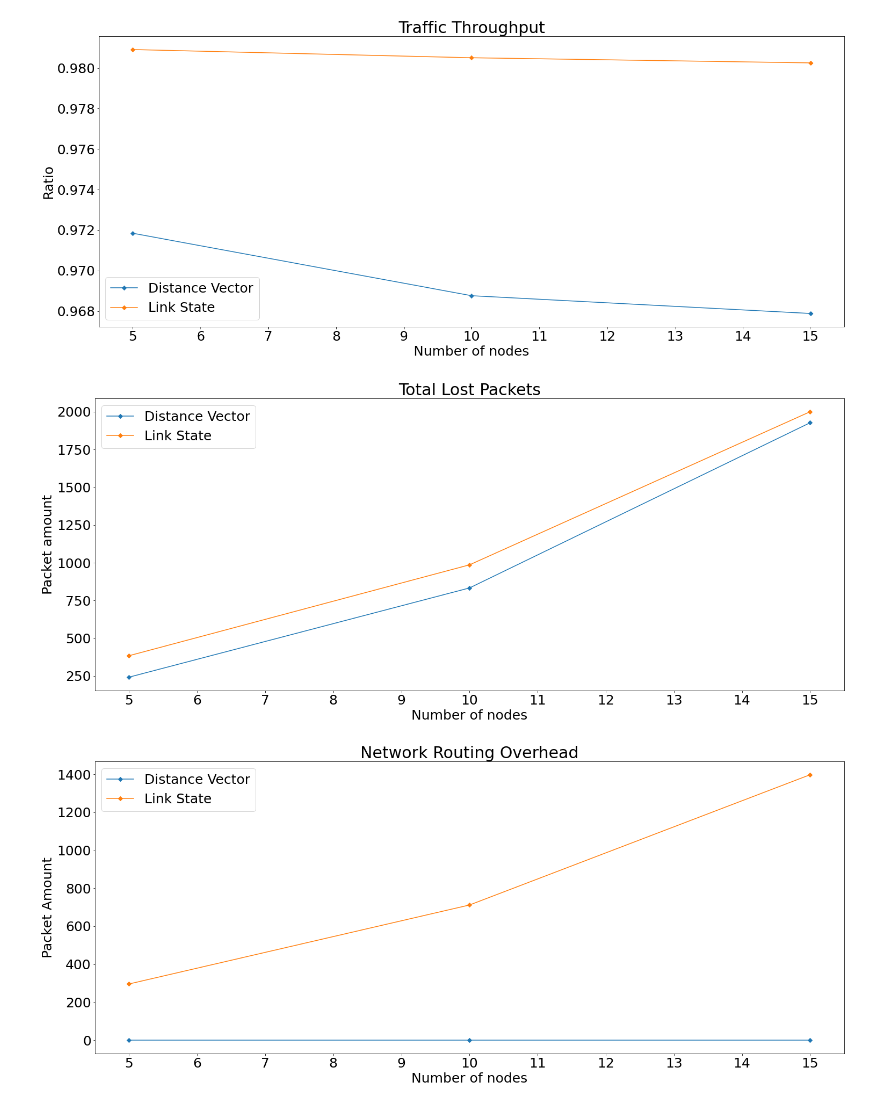
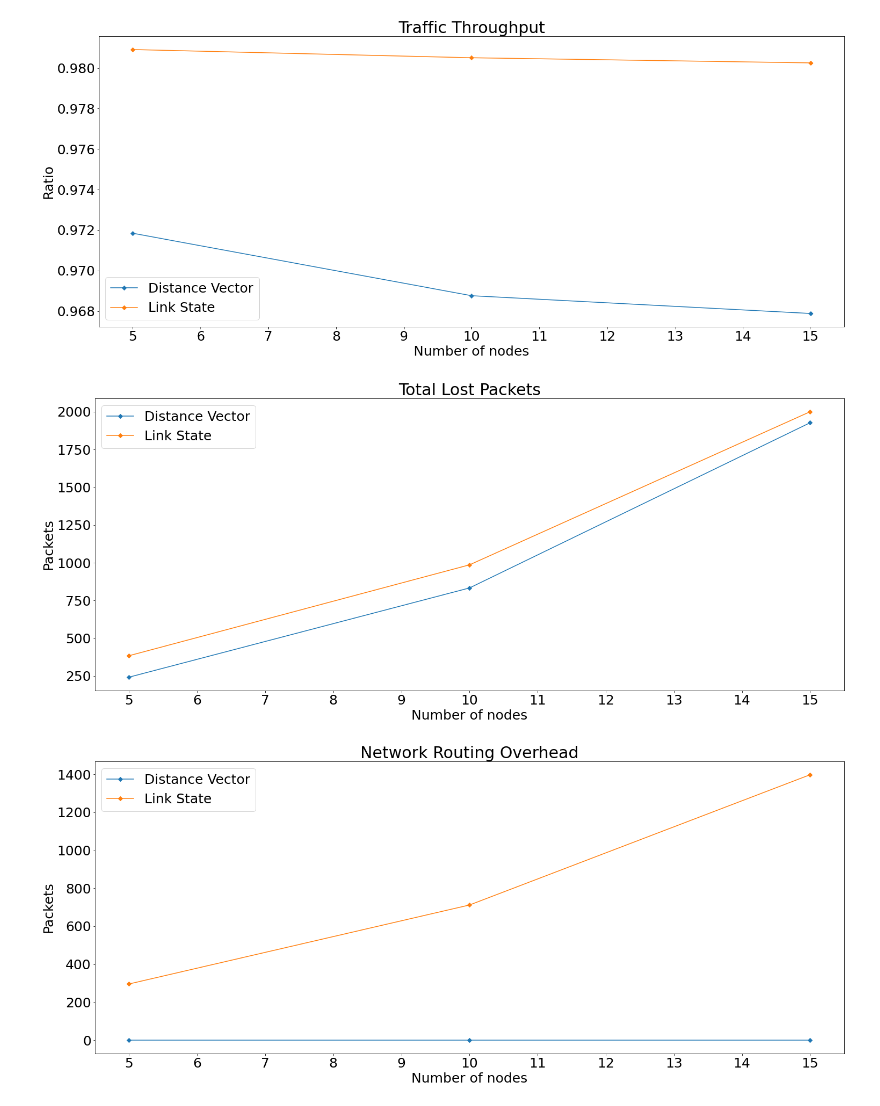
Before and after one commit to xecarlox94/networking, a Jupyter notebook: CW/data_analysis/nb.ipynb, the cells around one changed output. Cells and saved outputs as stored; diff of their text form; code cells hidden in the pictures.

```diff
--- a/CW/data_analysis/nb.ipynb
+++ b/CW/data_analysis/nb.ipynb
@@ -17,10 +17,10 @@ tr.plot_dfs(dv_dfs, ls_dfs, tr.packet_delivery_ratio, "Traffic Throughput", "Rat
 # %% [output]
 [figure]
 # %%
-tr.plot_dfs(dv_dfs, ls_dfs, tr.total_lost_packets, "Total Lost Packets", "Packet amount")
+tr.plot_dfs(dv_dfs, ls_dfs, tr.total_lost_packets, "Total Lost Packets", "Packets")
 # %% [output]
-[figure, old version]
+[figure, new version]
 # %%
-tr.plot_dfs(dv_dfs, ls_dfs, tr.routing_overhead, "Network Routing Overhead", "Packet Amount")
+tr.plot_dfs(dv_dfs, ls_dfs, tr.routing_overhead, "Network Routing Overhead", "Packets")
 # %% [output]
-[figure, old version]
+[figure, new version]
```
Also changed, not shown: parts of 2 cells of this notebook, 6 other files.
